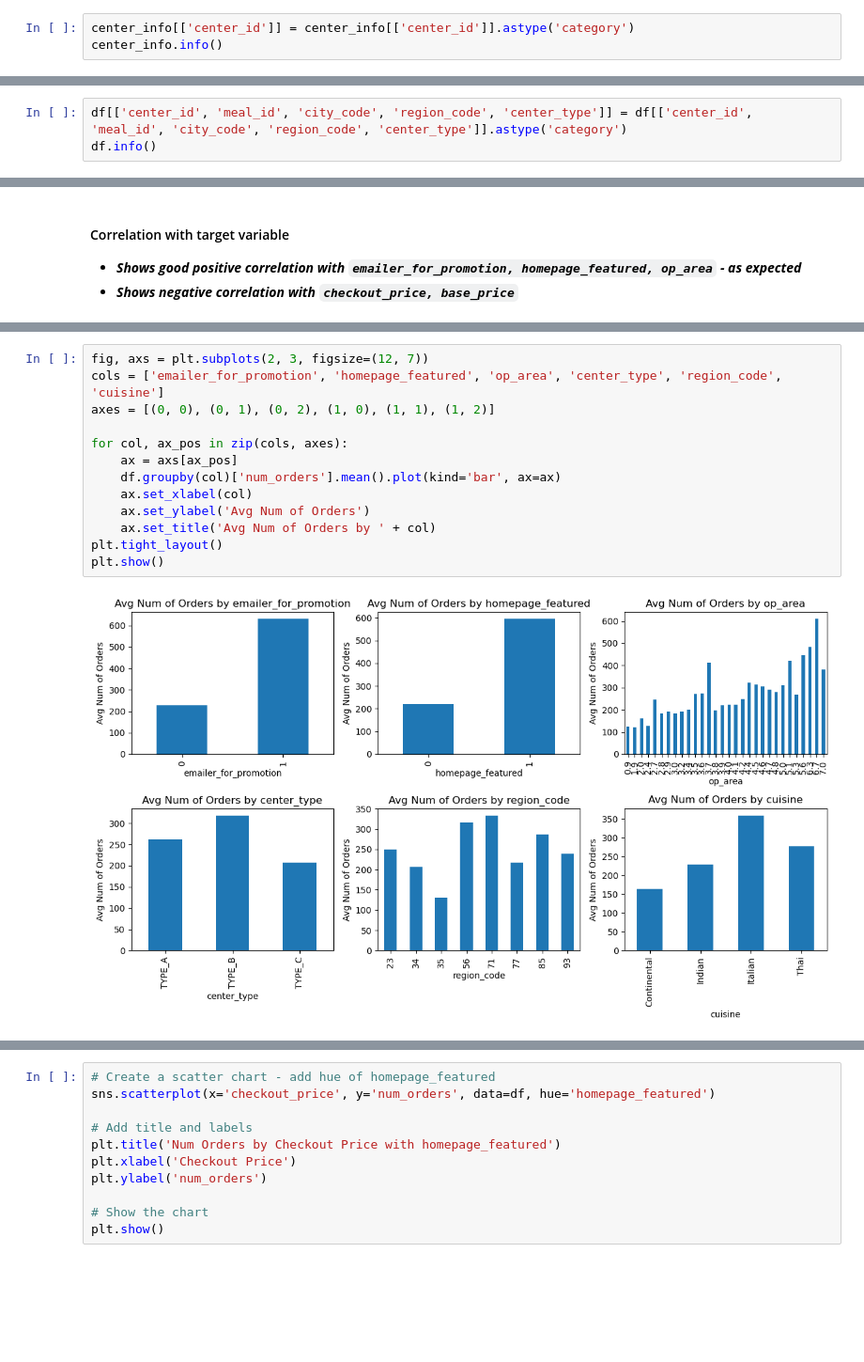
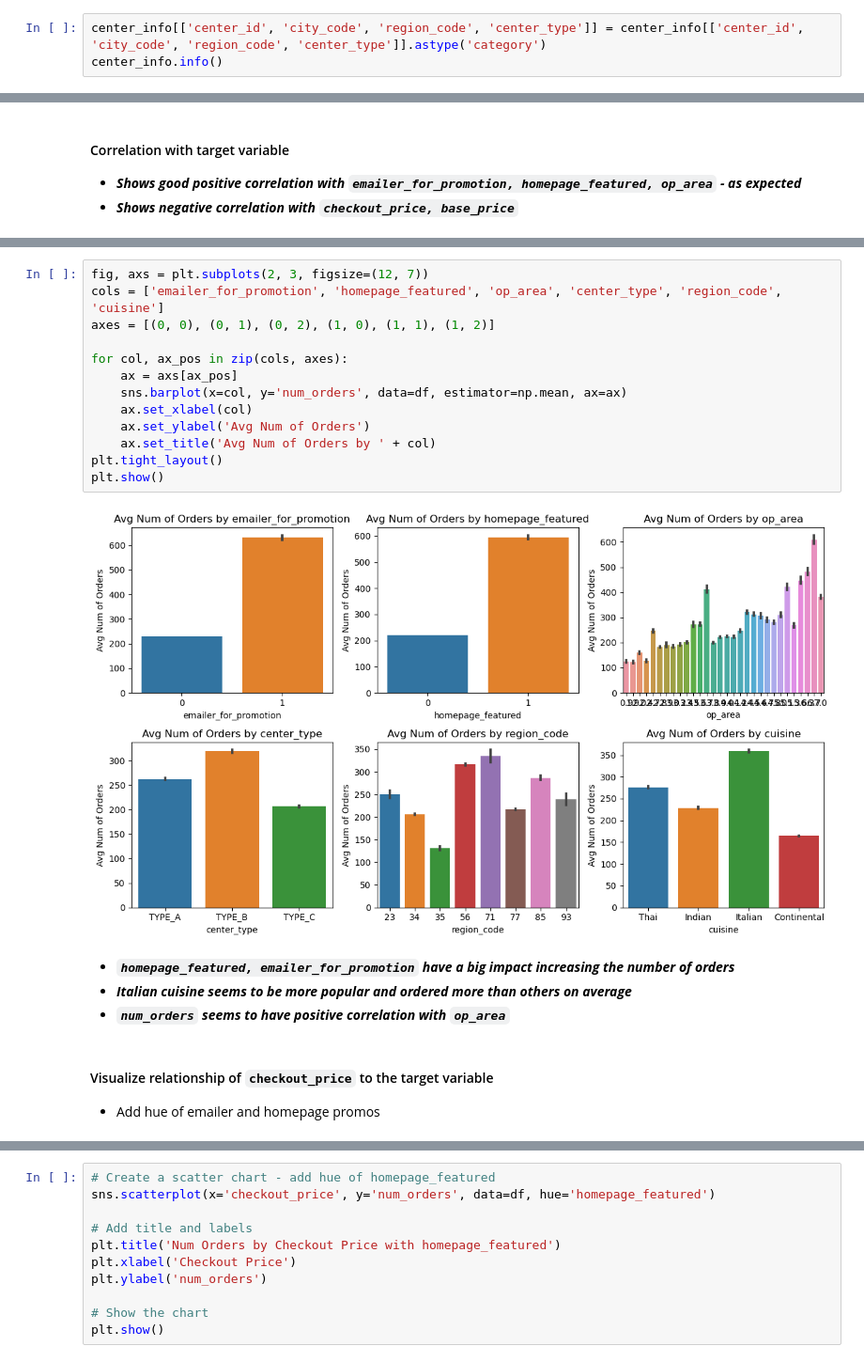
Before and after one commit to ndhomse/food-demand-forecasting, a Jupyter notebook: notebook/Food-Demand-Forecasting.ipynb, the cells around one changed output, grey strips where cells are left out. Shown at 94% size. Cells and saved outputs as stored; diff of their text form; blank space fills up the shorter version.

```diff
--- a/notebook/Food-Demand-Forecasting.ipynb
+++ b/notebook/Food-Demand-Forecasting.ipynb
@@ -284,5 +285,5 @@ array([[<Axes: title={'center': 'checkout_price'}>,
 # %%
-center_info[['center_id']] = center_info[['center_id']].astype('category')
+center_info[['center_id', 'city_code', 'region_code', 'center_type']] = center_info[['center_id', 'city_code', 'region_code', 'center_type']].astype('category')
 center_info.info()
 # %% [output]
 <class 'pandas.core.frame.DataFrame'>
@@ -619,3 +594,0 @@ memory usage: 49.6+ MB
-# %%
-df[['center_id', 'meal_id', 'city_code', 'region_code', 'center_type']] = df[['center_id', 'meal_id', 'city_code', 'region_code', 'center_type']].astype('category')
-df.info()
@@ -799,16 +739,23 @@ df.head(2)
 # %%
 fig, axs = plt.subplots(2, 3, figsize=(12, 7))
 cols = ['emailer_for_promotion', 'homepage_featured', 'op_area', 'center_type', 'region_code', 'cuisine']
 axes = [(0, 0), (0, 1), (0, 2), (1, 0), (1, 1), (1, 2)]
 
 for col, ax_pos in zip(cols, axes):
     ax = axs[ax_pos]
-    df.groupby(col)['num_orders'].mean().plot(kind='bar', ax=ax)
+    sns.barplot(x=col, y='num_orders', data=df, estimator=np.mean, ax=ax)
     ax.set_xlabel(col)
     ax.set_ylabel('Avg Num of Orders')
     ax.set_title('Avg Num of Orders by ' + col)
 plt.tight_layout()
 plt.show()
 # %% [output]
-[figure, old version]
+[figure, new version]
+# %% [markdown]
+* ***`homepage_featured, emailer_for_promotion` have a big impact increasing the number of orders***
+* ***Italian cuisine seems to be more popular and ordered more than others on average***
+* ***`num_orders` seems to have positive correlation with `op_area`***
+# %% [markdown]
+#### Visualize relationship of `checkout_price` to the target variable
+* Add hue of emailer and homepage promos
 # %%
```
Also changed, not shown: parts of 130 cells of this notebook, 1 other file.
